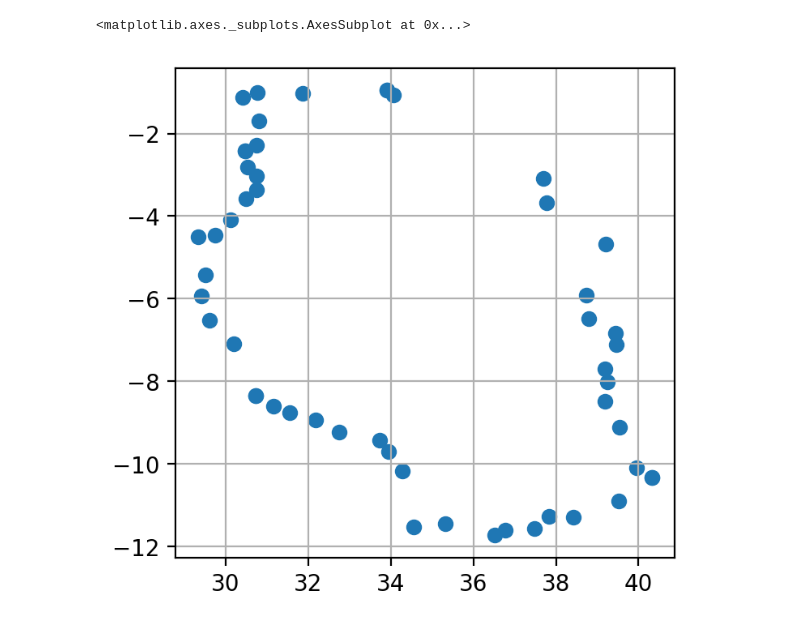
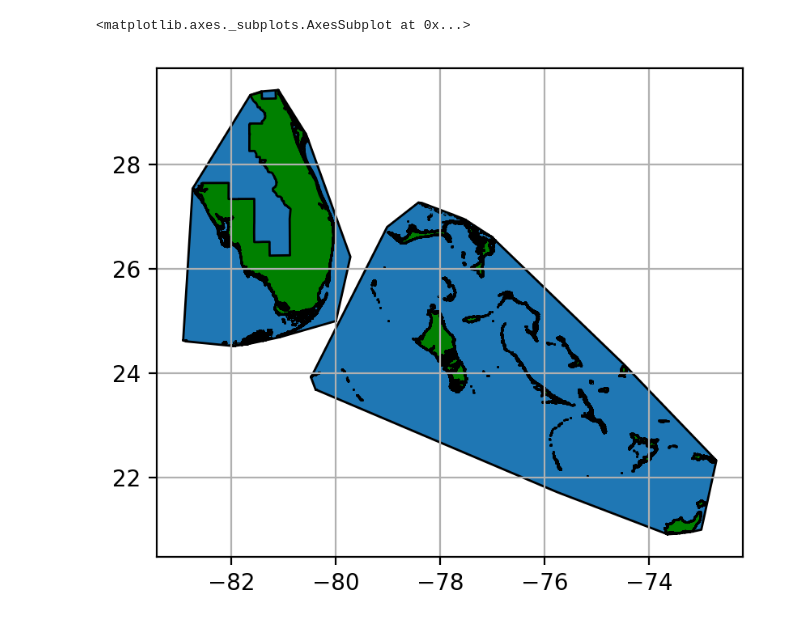
Before and after one commit to NiklasPhabian/SphereGIS, a Jupyter notebook: contrib/datastructure_test.ipynb, the cells around one changed output. Saved outputs shown, nothing was run; the diff lists cells and outputs as text; code cells hidden in the pictures.

```diff
--- a/contrib/datastructure_test.ipynb
+++ b/contrib/datastructure_test.ipynb
@@ -8,13 +8,16 @@ import matplotlib.pyplot as plt
 # %%
 polygons = geopandas.read_file('../data/santa_barbara.gpkg')
 polygons = geopandas.read_file(geopandas.datasets.get_path('naturalearth_lowres'))#[4:5]
+polygons = geopandas.read_file('../data/caribbean.gpkg')[21:23]
 # %%
 polygons = datastructure.SphereGeoDataFrame(polygons)
 # %%
 fig, ax = plt.subplots(dpi=200)
 ax.grid(True)
 
-polygons[polygons.name == 'Tanzania']['sphere_geom'].iloc[0].nodes.as_point_df().plot(ax=ax)
+
+polygons.set_geometry('convex_hull').plot(ax=ax, edgecolor='black', linewidth=1)
+polygons.plot(ax=ax, color='green', edgecolor='black', linewidth=1)
 # %% [output]
 <matplotlib.axes._subplots.AxesSubplot at 0x...>
-[figure, old version]
+[figure, new version]
```
Also changed, not shown: parts of 2 cells of this notebook, 18 other files.
